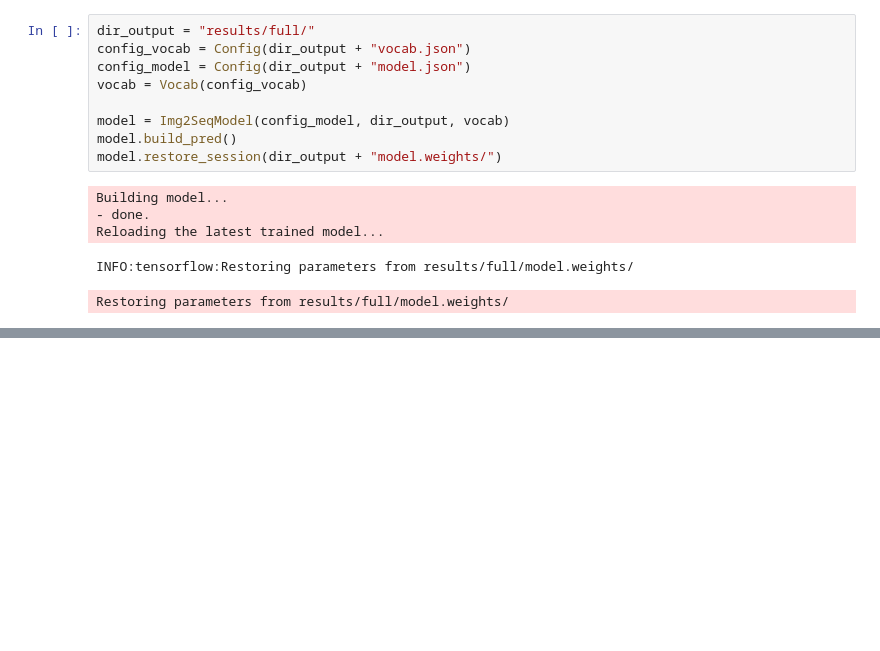
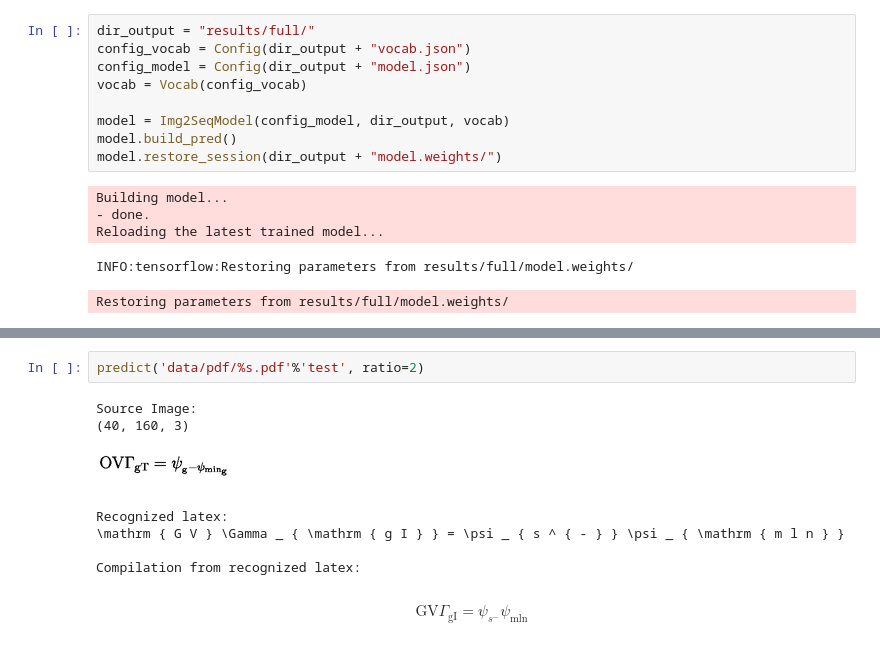
Before and after one commit to UW-COSMOS/latex-ocr, a Jupyter notebook: demo.ipynb, the cells around one changed output, grey strips where cells are left out. Saved outputs shown, nothing was run; the diff lists cells and outputs as text; blank space fills up the shorter version.

```diff
--- a/demo.ipynb
+++ b/demo.ipynb
@@ -64,0 +120,11 @@ $$I ^ { c } = \mp \frac { \pi b \sqrt { 1 - \Lambda a ^ { 2 } } } { 2 G } ~ ~ ,$
+# %%
+predict('data/pdf/%s.pdf'%'test', ratio=2)
+# %% [output]
+Source Image:
+(40, 160, 3)
+[figure, added]
+Recognized latex:
+\mathrm { G V } \Gamma _ { \mathrm { g I } } = \psi _ { s ^ { - } } \psi _ { \mathrm { m l n } }
+
+Compilation from recognized latex:
+$$\mathrm { G V } \Gamma _ { \mathrm { g I } } = \psi _ { s ^ { - } } \psi _ { \mathrm { m l n } }$$
```
Also changed, not shown: parts of 8 cells of this notebook, 2 other files.
